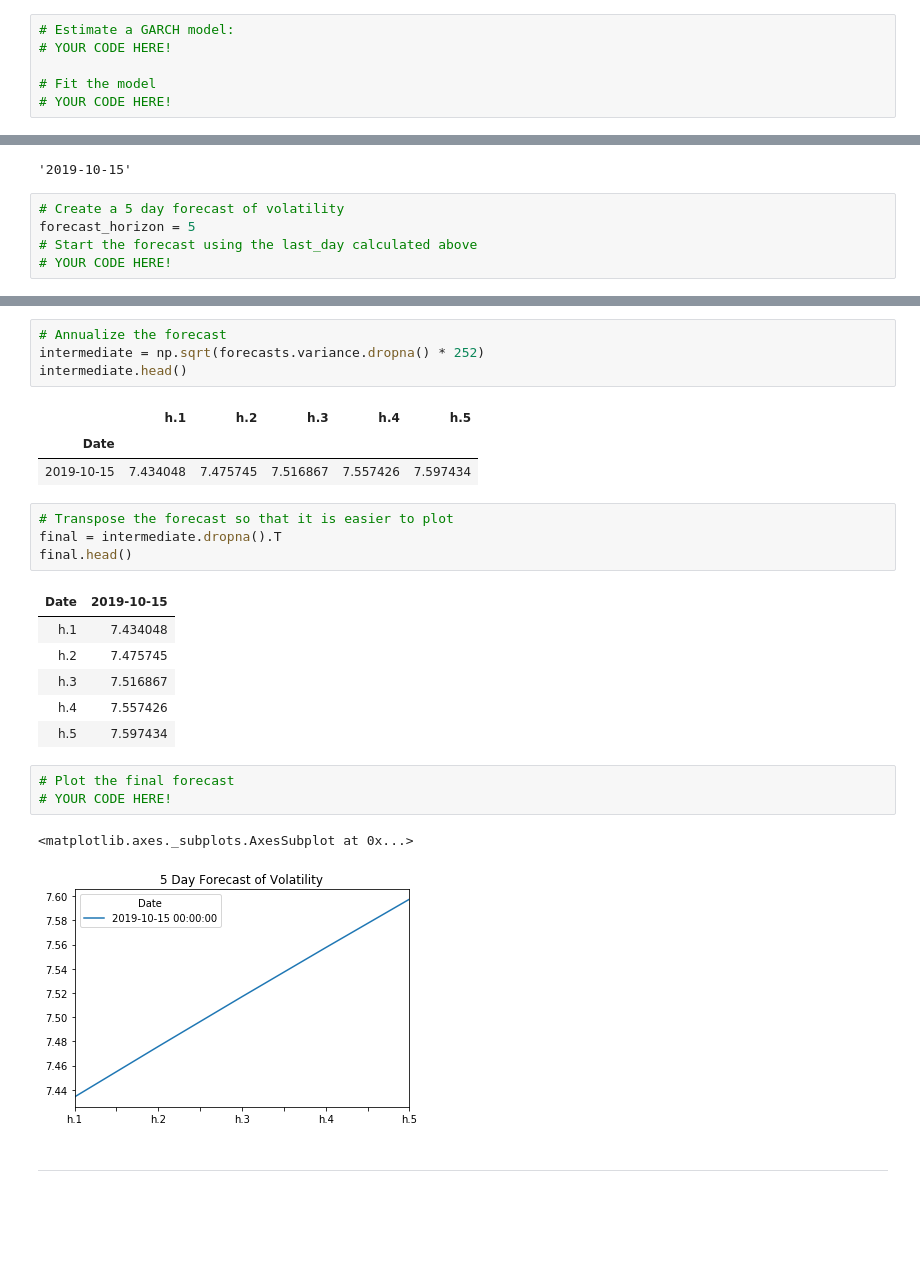
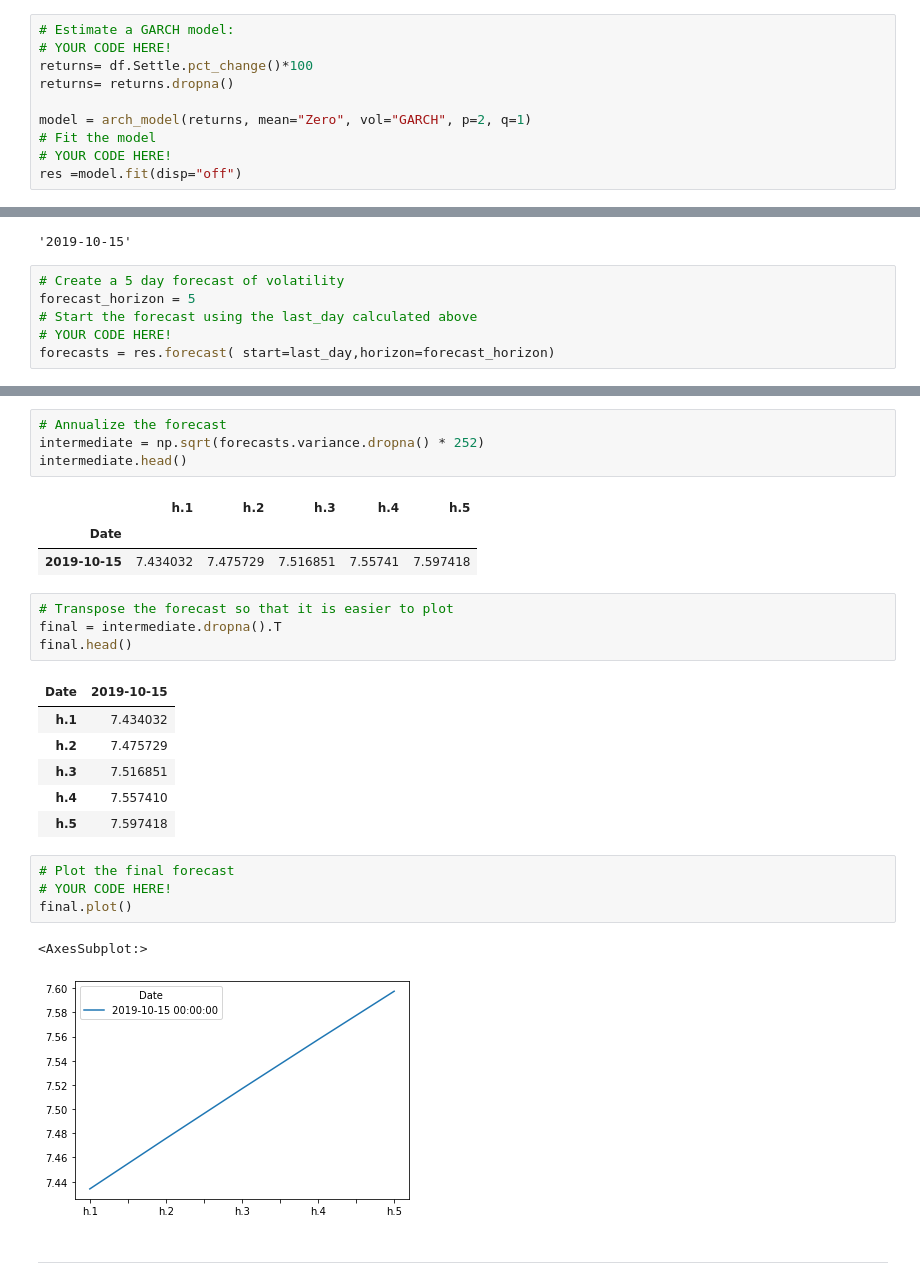
Before and after one commit to pysouzhny/python-homework, a Jupyter notebook: Timeseries/time_series_analysis.ipynb, the cells around one changed output, grey strips where cells are left out. Cells and saved outputs as stored; diff of their text form; blank space fills up the shorter version.

```diff
--- a/Timeseries/time_series_analysis.ipynb
+++ b/Timeseries/time_series_analysis.ipynb
@@ -251,9 +270,13 @@ import arch
 # %%
 # Estimate a GARCH model:
 # YOUR CODE HERE!
+returns= df.Settle.pct_change()*100
+returns= returns.dropna()
 
+model = arch_model(returns, mean="Zero", vol="GARCH", p=2, q=1)
 # Fit the model
 # YOUR CODE HERE!
+res =model.fit(disp="off")
 # %%
 # Summarize the model results
 # YOUR CODE HERE!
@@ -285,3 +309,4 @@ last_day
 forecast_horizon = 5
 # Start the forecast using the last_day calculated above
 # YOUR CODE HERE!
+forecasts = res.forecast( start=last_day,horizon=forecast_horizon)
@@ -292,24 +327,25 @@ intermediate.head()
 # %% [output]
 |  | h.1 | h.2 | h.3 | h.4 | h.5 |
 | Date |  |  |  |  |  |
-| 2019-10-15 | 7.434048 | 7.475745 | 7.516867 | 7.557426 | 7.597434 |
+| 2019-10-15 | 7.434032 | 7.475729 | 7.516851 | 7.55741 | 7.597418 |
 # %%
 # Transpose the forecast so that it is easier to plot
 final = intermediate.dropna().T
 final.head()
 # %% [output]
 | Date | 2019-10-15 |
-| h.1 | 7.434048 |
-| h.2 | 7.475745 |
-| h.3 | 7.516867 |
-| h.4 | 7.557426 |
-| h.5 | 7.597434 |
+| h.1 | 7.434032 |
+| h.2 | 7.475729 |
+| h.3 | 7.516851 |
+| h.4 | 7.557410 |
+| h.5 | 7.597418 |
 # %%
 # Plot the final forecast
 # YOUR CODE HERE!
+final.plot()
 # %% [output]
-<matplotlib.axes._subplots.AxesSubplot at 0x...>
+<AxesSubplot:>
-[figure, old version]
+[figure, new version]
 # %% [markdown]
 ---
 # %% [markdown]
```
Also changed, not shown: parts of 12 cells of this notebook.
